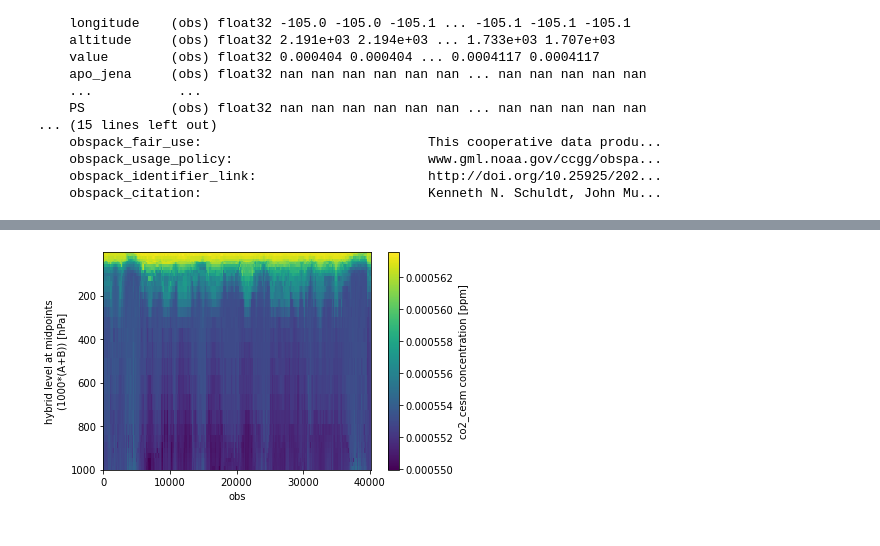
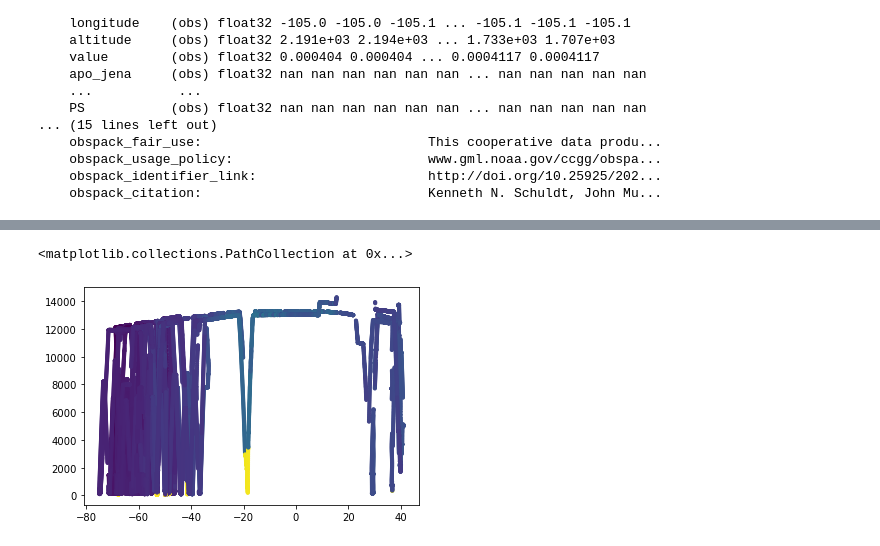
Before and after one commit to matt-long/cam-sd-cases, a Jupyter notebook: notebooks/post-process-sathist.ipynb, the cells around one changed output, grey strips where cells are left out. Saved outputs shown, nothing was run; the diff lists cells and outputs as text; code cells hidden in the pictures.

```diff
--- a/notebooks/post-process-sathist.ipynb
+++ b/notebooks/post-process-sathist.ipynb
@@ -234,4 +246,10 @@ for n_key, obspack_key in enumerate(campaign_keys):
 # %%
-obspacks['orc'].co2_cesm.T.plot(yincrease=False);
+plt.scatter(
+    obspacks['orc'].latitude,
+    obspacks['orc'].altitude,
+    c=obspacks['orc'].co2_cesm,
+    s=10,
+)
 # %% [output]
+<matplotlib.collections.PathCollection at 0x...>
-[figure, old version]
+[figure, new version]
```
Also changed, not shown: parts of 5 cells of this notebook.
